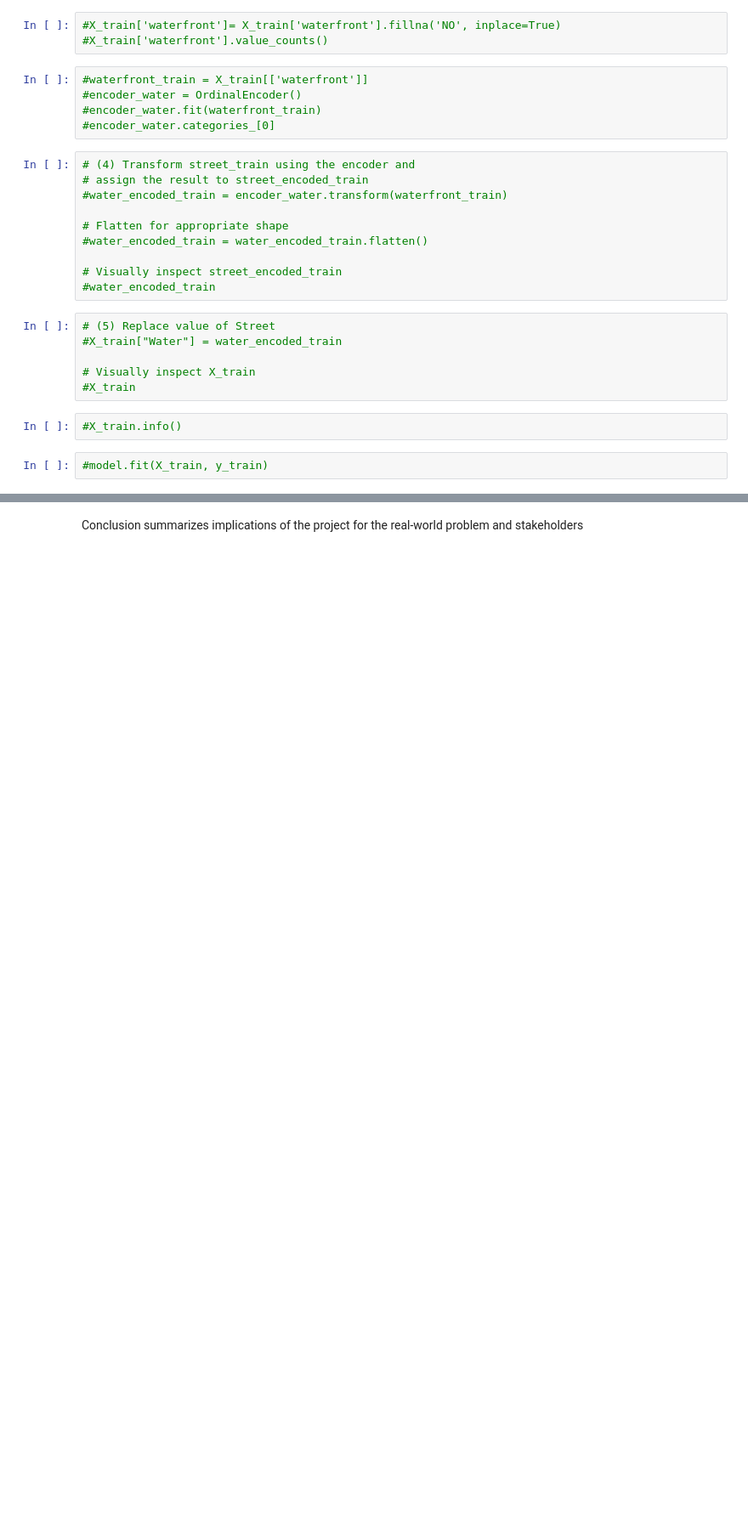
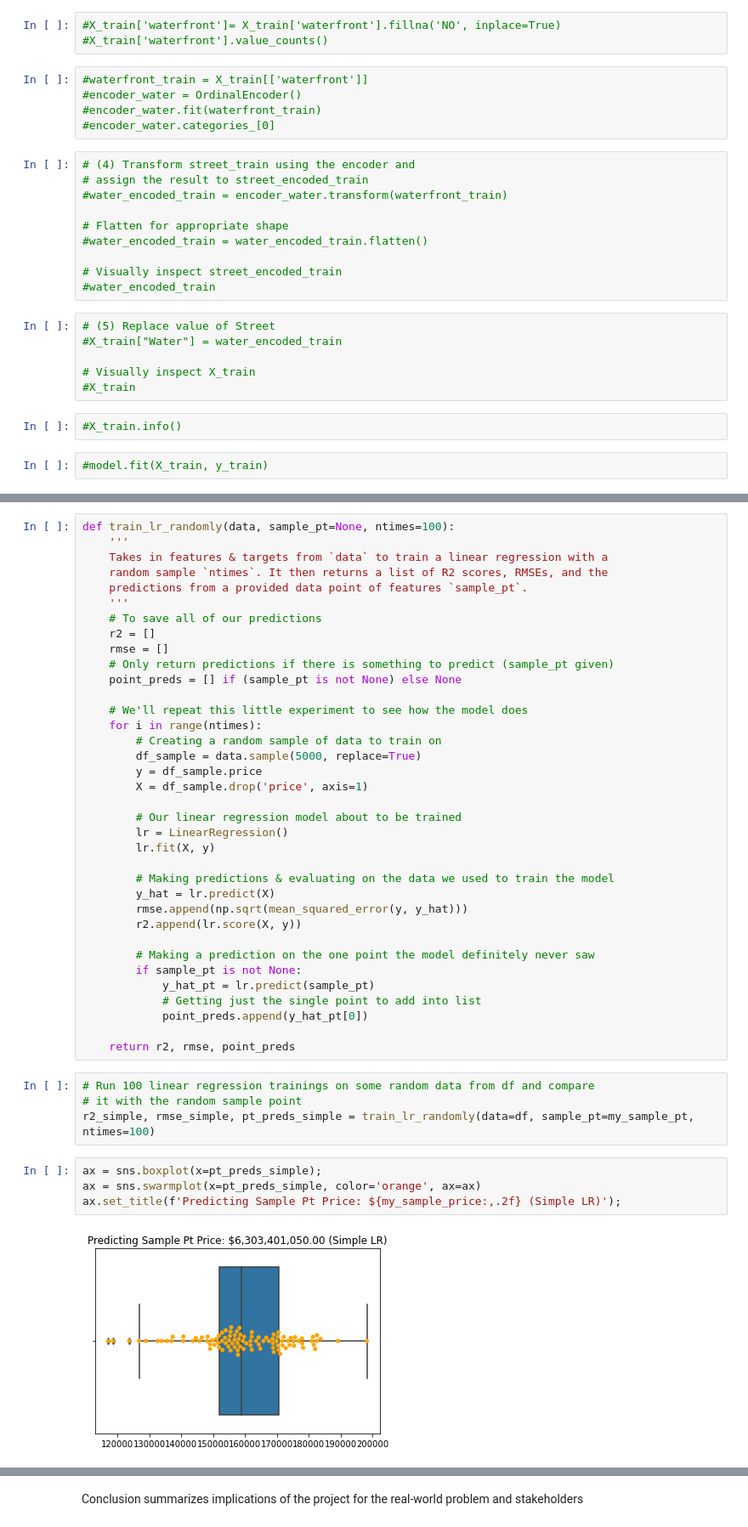
Before and after one commit to sumed-h/Group-3, a Jupyter notebook: Daniel Arthur's Notebook.ipynb, the cells around one changed output, grey strips where cells are left out. Shown at 85% size. Drawn from its saved outputs; the diff is of its cells as text; blank space fills up the shorter version.

Commit message:
new model with random data

```diff
--- a/Daniel Arthur's Notebook.ipynb
+++ b/Daniel Arthur's Notebook.ipynb
@@ -284,0 +290,46 @@ Deal with missing values and non numbers
+# %%
+def train_lr_randomly(data, sample_pt=None, ntimes=100):
+    '''
+    Takes in features & targets from `data` to train a linear regression with a
+    random sample `ntimes`. It then returns a list of R2 scores, RMSEs, and the
+    predictions from a provided data point of features `sample_pt`.
+    '''
+    # To save all of our predictions
+    r2 = []
+    rmse = []
+    # Only return predictions if there is something to predict (sample_pt given)
+    point_preds = [] if (sample_pt is not None) else None
+
+    # We'll repeat this little experiment to see how the model does
+    for i in range(ntimes):
+        # Creating a random sample of data to train on
+        df_sample = data.sample(5000, replace=True)
+        y = df_sample.price
+        X = df_sample.drop('price', axis=1)
+
+        # Our linear regression model about to be trained
+        lr = LinearRegression()
+        lr.fit(X, y)
+
+        # Making predictions & evaluating on the data we used to train the model
+        y_hat = lr.predict(X)
+        rmse.append(np.sqrt(mean_squared_error(y, y_hat)))
+        r2.append(lr.score(X, y))
+
+        # Making a prediction on the one point the model definitely never saw
+        if sample_pt is not None:
+            y_hat_pt = lr.predict(sample_pt)
+            # Getting just the single point to add into list
+            point_preds.append(y_hat_pt[0])
+
+    return r2, rmse, point_preds
+# %%
+# Run 100 linear regression trainings on some random data from df and compare
+# it with the random sample point
+r2_simple, rmse_simple, pt_preds_simple = train_lr_randomly(data=df, sample_pt=my_sample_pt, ntimes=100)
+# %%
+ax = sns.boxplot(x=pt_preds_simple);
+ax = sns.swarmplot(x=pt_preds_simple, color='orange', ax=ax)
+ax.set_title(f'Predicting Sample Pt Price: ${my_sample_price:,.2f} (Simple LR)');
+# %% [output]
+[figure, added]
```
Also changed, not shown: parts of 14 cells of this notebook.
